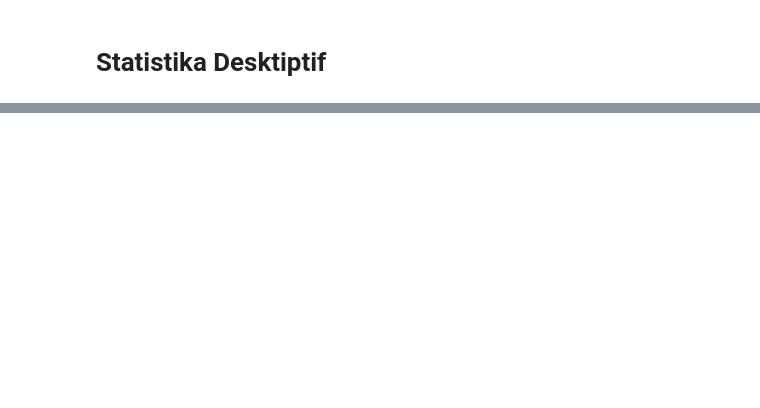
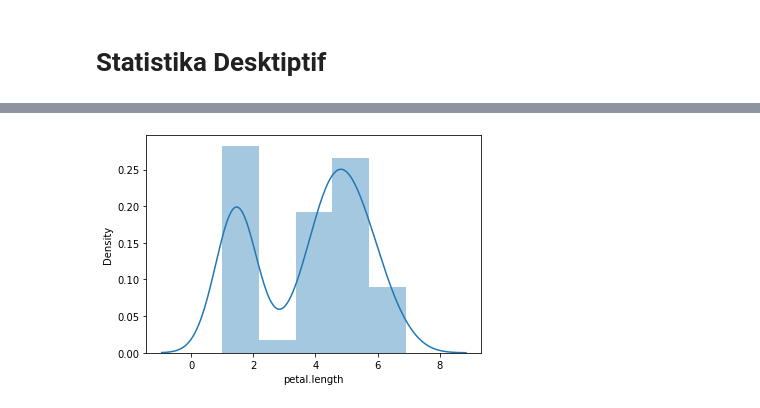
Before and after one commit to Much-rafi/datamining, a Jupyter notebook: _sources/notebooks.ipynb, the cells around one changed output, grey strips where cells are left out. Cells and saved outputs as stored; diff of their text form; code cells hidden in the pictures; blank space fills up the shorter version.

```diff
--- a/_sources/notebooks.ipynb
+++ b/_sources/notebooks.ipynb
@@ -48,0 +102,10 @@ sns.distplot(df['pdp_end'], hist=True, kde=True, bins=int(180/5), color='blue',
+# %%
+nmr = df ['petal.length']
+nmr.skew()
+import matplotlib.pyplot as plt
+import seaborn as sns
+plt.figure()
+sns.distplot(nmr)
+plt.show()
+# %% [output]
+[figure, added]
```
Also changed, not shown: parts of 7 cells of this notebook, 14 other files.
